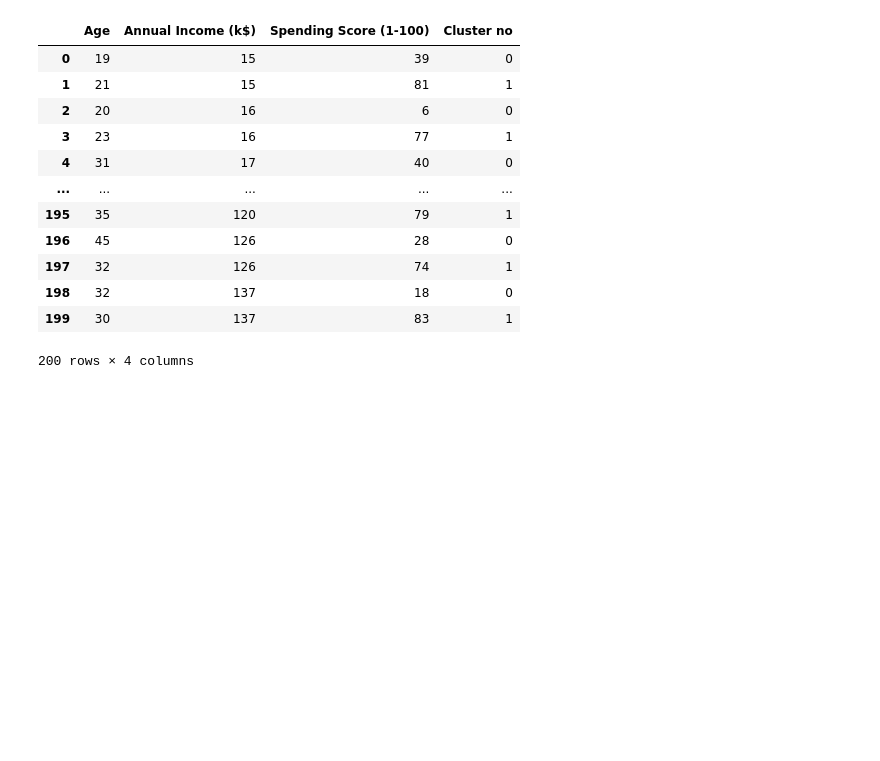
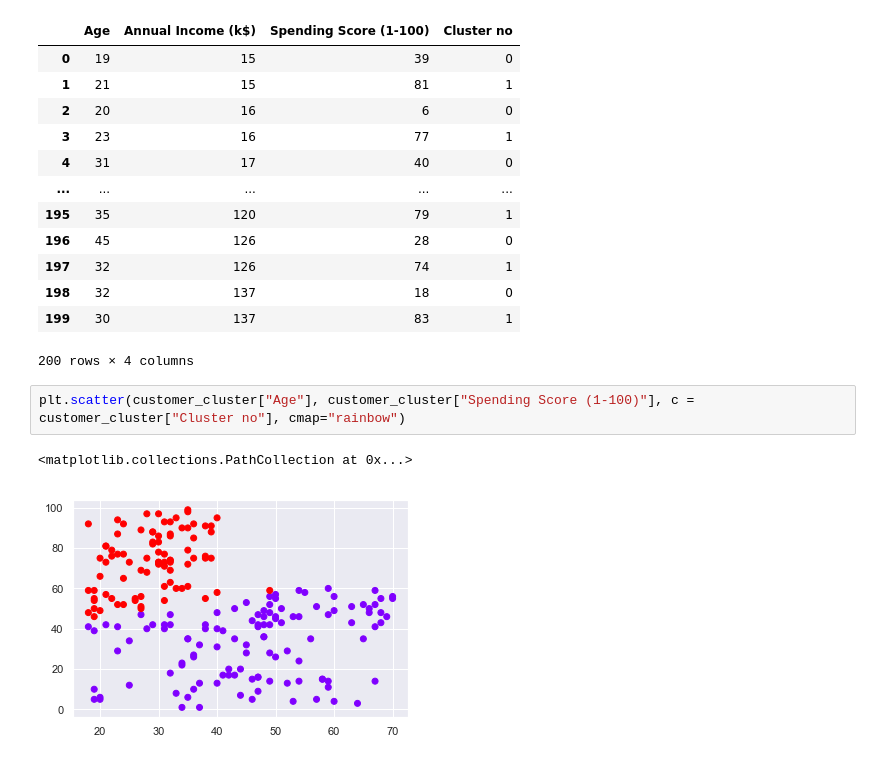
Before and after one commit to PubuduArosha/data-science-and-analytics, a Jupyter notebook: Clustering with KMeans Algorithm/Activity 2.ipynb, the cells around one changed output. Cells and saved outputs as stored; diff of their text form; blank space fills up the shorter version.

```diff
--- a/Clustering with KMeans Algorithm/Activity 2.ipynb
+++ b/Clustering with KMeans Algorithm/Activity 2.ipynb
@@ -117,4 +117,9 @@ customer_cluster
 | 198 | 32 | 137 | 18 | 0 |
 | 199 | 30 | 137 | 83 | 1 |
 200 rows × 4 columns
+# %%
+plt.scatter(customer_cluster["Age"], customer_cluster["Spending Score (1-100)"], c = customer_cluster["Cluster no"], cmap="rainbow")
+# %% [output]
+<matplotlib.collections.PathCollection at 0x...>
+[figure, added]
 # %%
```
Also changed, not shown: parts of 1 cell of this notebook, 3 other files.
